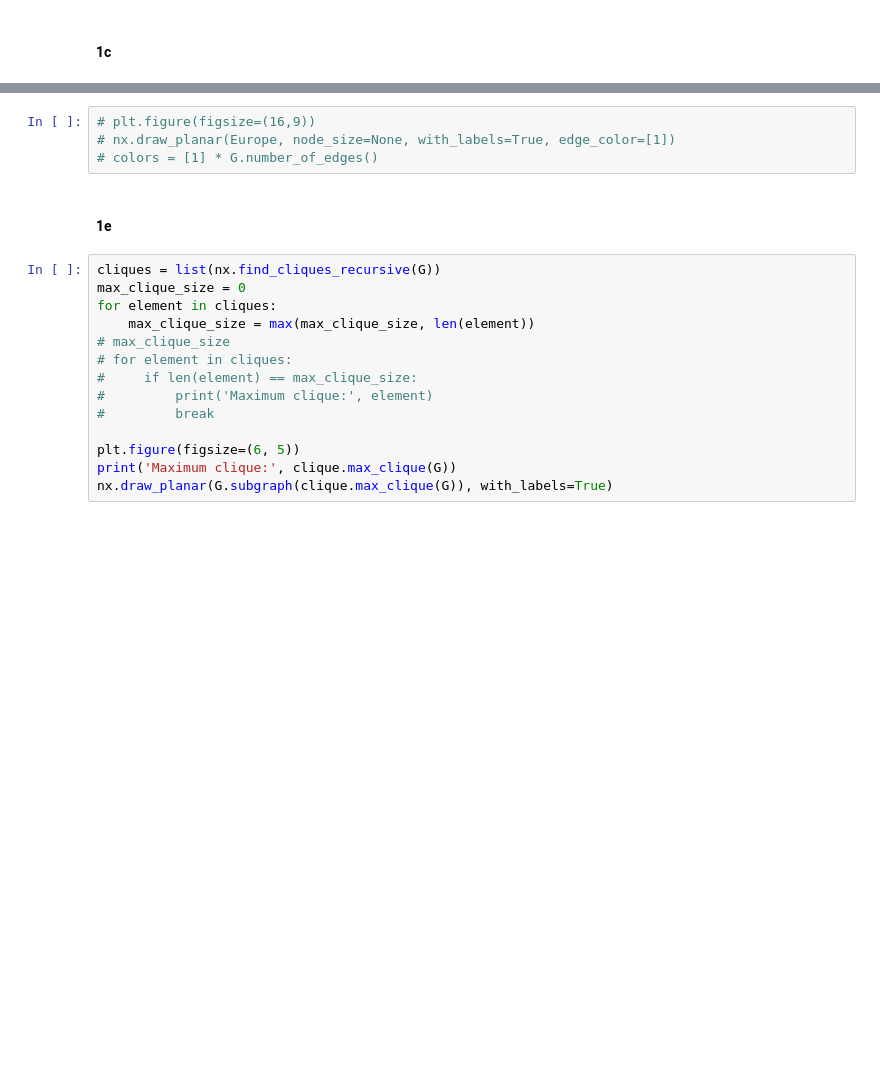
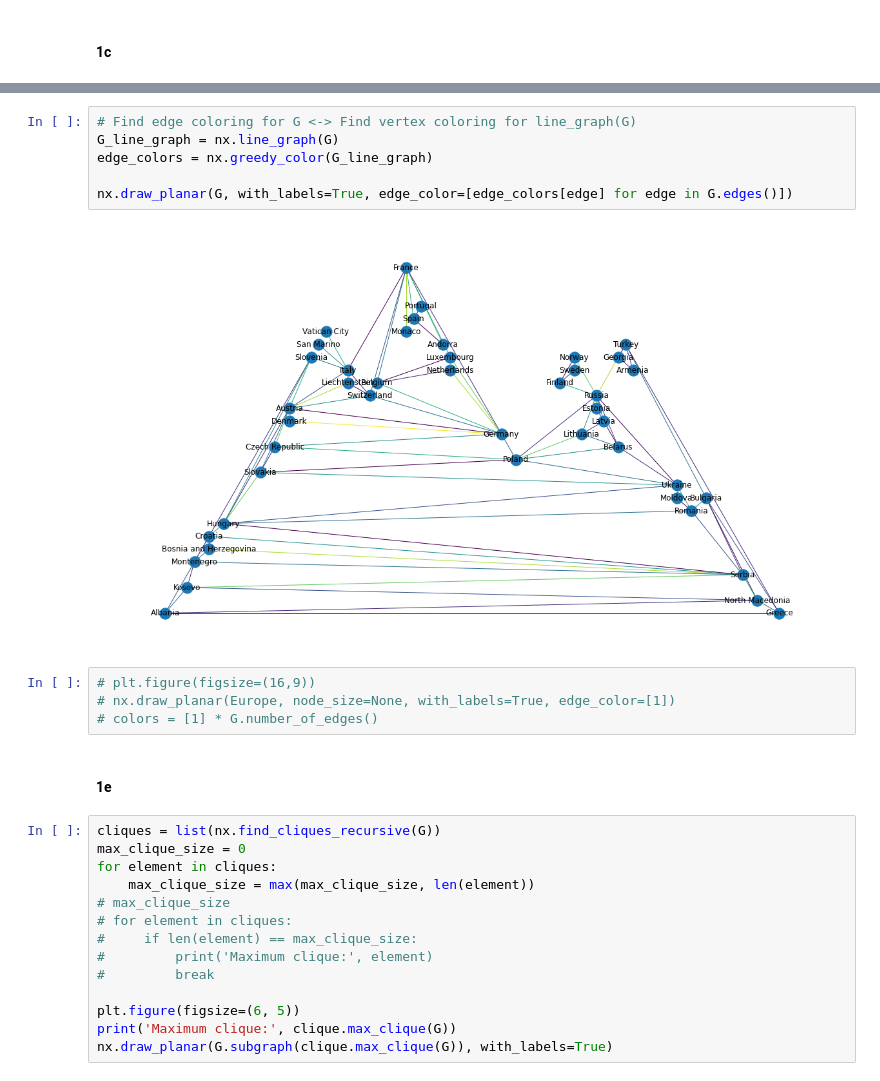
Before and after one commit to GoldenGarr/Graph-Theory-HW-5, a Jupyter notebook: hw5.ipynb, the cells around one changed output, grey strips where cells are left out. Saved outputs shown, nothing was run; the diff lists cells and outputs as text; blank space fills up the shorter version.

```diff
--- a/hw5.ipynb
+++ b/hw5.ipynb
@@ -245,3 +238,11 @@ dtype: int64
+# %%
+# Find edge coloring for G <-> Find vertex coloring for line_graph(G)
+G_line_graph = nx.line_graph(G)
+edge_colors = nx.greedy_color(G_line_graph)
+
+nx.draw_planar(G, with_labels=True, edge_color=[edge_colors[edge] for edge in G.edges()])
+# %% [output]
+[figure, added]
 # %%
 # plt.figure(figsize=(16,9))
 # nx.draw_planar(Europe, node_size=None, with_labels=True, edge_color=[1])
```
Also changed, not shown: parts of 16 cells of this notebook.
